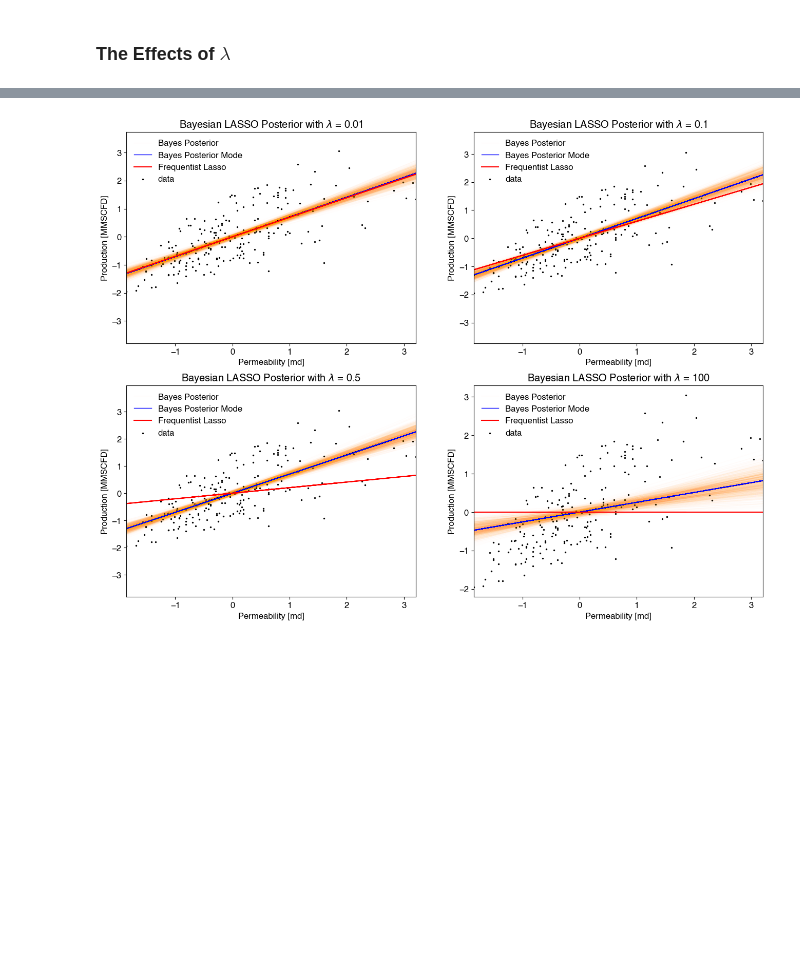
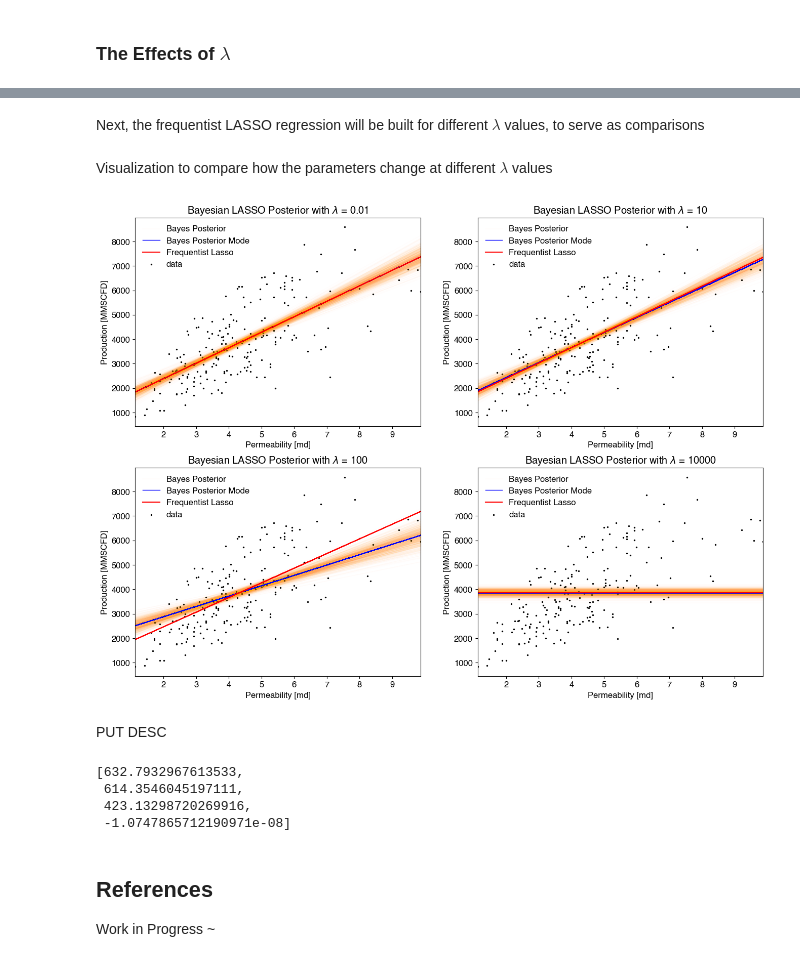
Before and after one commit to fraclad/BayesianLassoExpository, a Jupyter notebook: Bayesian Lasso Regression.ipynb, the cells around one changed output, grey strips where cells are left out. Saved outputs shown, nothing was run; the diff lists cells and outputs as text; code cells hidden in the pictures; blank space fills up the shorter version.

```diff
--- a/Bayesian Lasso Regression.ipynb
+++ b/Bayesian Lasso Regression.ipynb
@@ -59,6 +109,6 @@ dataSt.describe().transpose()
 # %%
-x = dataSt["Perm"]
-y = dataSt["Prod"]
+x = data["Perm"]
+y = data["Prod"]
 
 plt.figure(figsize = (8,5))
 plt.scatter(x, y, color = "black", s = 2)
@@ -73,10 +138,10 @@ plt.show()
 # %%
-lambd = 0.1
+lambd = 10
 
 with pm.Model() as bayesLassoUni:
     # declare priors
     intercept = pm.Flat("intercept")
-    sigmaSq = pm.Exponential("sigma2", lam = 1)
+    sigmaSq = pm.InverseGamma("sigmaSq", alpha = 1, beta = 10)
     beta = pm.Laplace("beta", mu = 0, b = sigmaSq**0.5/lambd)
 
     # construct model
@@ -89,7 +154,7 @@ with pm.Model() as bayesLassoUni:
     step = pm.NUTS(target_accept = 0.95)
 
     # get trace and maximum a posteriori (MAP)
-    trace = pm.sample(draws = 1000, tune = 1000, step = step,
+    posteriorMode = pm.find_MAP()
+    trace = pm.sample(draws = 1000, tune = 4000, step = step, start = posteriorMode,
                       random_seed = seed, return_inferencedata = True)
-    posteriorMode = pm.find_MAP()
 # %% [output]
@@ -136,7 +207,7 @@ X = x.values.reshape(-1,1)
 # Lasso model
 modelLasso = Lasso(alpha = lambd)
 modelLasso.fit(X,y)
-yhatLasso = model.predict(X)
+yhatLasso = modelLasso.predict(X)
 # %% [markdown]
 ### Comparing Bayesian with Frequenstist Lasso
 # %%
@@ -169,14 +242,15 @@ This might take a while.
 # %%
-lambdaList = [0.01, 0.1, 0.5, 100]
+lambdaList = [0.01, 10, 100, 10000]
 
 traceList = []
 modeList = []
 
 for l in lambdaList:
+    print(l)
     with pm.Model() as bayesLassoUni:
         # declare priors
         intercept = pm.Flat("intercept")
-        sigmaSq = pm.Exponential("sigma2", lam = 1)
+        sigmaSq = pm.InverseGamma("sigmaSq", alpha = 1, beta = 10)
         beta = pm.Laplace("beta", mu = 0, b = sigmaSq**0.5/l)
 
         # construct model
@@ -189,9 +263,9 @@ for l in lambdaList:
         step = pm.NUTS(target_accept = 0.95)
 
         # get trace and maximum a posteriori (MAP)
-        trace = pm.sample(draws = 1000, tune = 1000, step = step,
+        posteriorMode = pm.find_MAP()
+        trace = pm.sample(draws = 500, tune = 4000, step = step, start = posteriorMode,
                           random_seed = seed, return_inferencedata = True)
-        posteriorMode = pm.find_MAP()
 
     traceList.append(trace)
     modeList.append(posteriorMode)
@@ -215,3 +288,5 @@ Sampling 4 chains for 1_000 tune and 1_000 draw iterations (4_000 + 4_000 draws
+# %% [markdown]
+Next, the frequentist LASSO regression will be built for different $\lambda$ values, to serve as comparisons
 # %%
 # Lasso model
 yhatLassoList = []
@@ -220,24 +295,40 @@ for l in lambdaList:
     modelLasso.fit(X,y)
     yhatLasso = modelLasso.predict(X)
     yhatLassoList.append(yhatLasso)
+# %% [markdown]
+Visualization to compare how the parameters change at different $\lambda$ values
 # %%
 plt.figure(figsize = (16,12))
 for idx,l in enumerate(lambdaList):
     plt.subplot(2,2,idx + 1)
     plt.scatter(x, y, color = "black", label = "data", s = 2)
-    pm.plot_posterior_predictive_glm(traceList[idx], samples = 1000, eval = np.linspace(-4, 4, 100), linewidth = 1, color = 'orange', alpha = 0.01,
+    pm.plot_posterior_predictive_glm(traceList[idx], samples = 1000, eval = np.linspace(min(x), max(x), 100), linewidth = 1, color = 'orange', alpha = 0.01,
                                      label = 'Bayes Posterior',lm = lambda x, sample: sample['intercept'] + sample['beta'] * x)
-    pm.plot_posterior_predictive_glm(traceList[idx], samples = 1000, eval = np.linspace(-4, 4, 100),
+    pm.plot_posterior_predictive_glm(traceList[idx], samples = 1000, eval = np.linspace(min(x), max(x), 100),
                                      linewidth = 1, color = 'blue',
                                      label = 'Bayes Posterior Mode',
                                      lm = lambda x, sample: modeList[idx]['intercept'] + modeList[idx]['beta'] * x)
     plt.plot(x, yhatLassoList[idx], color = "red", label = "Frequentist Lasso")
     plt.xlabel("Permeability [md]")
     plt.ylabel("Production [MMSCFD]")
     plotTitle = r"Bayesian LASSO Posterior with $\lambda$ = " + str(l)
     plt.title(plotTitle)
     plt.xlim([min(x), max(x)])
     plt.legend(frameon = False)
 plt.show()
 # %% [output]
-[figure, old version]
+[figure, new version]
+# %% [markdown]
+PUT DESC
+# %%
+betaList = [float(modeList[i]["beta"]) for i in range(len(modeList))]
+betaList
+# %% [output]
+[632.7932967613533,
+ 614.3546045197111,
+ 423.13298720269916,
+ -1.0747865712190971e-08]
+# %% [markdown]
+## References
+
+Work in Progress ~
```
Also changed, not shown: parts of 29 cells of this notebook, 3 other files.
